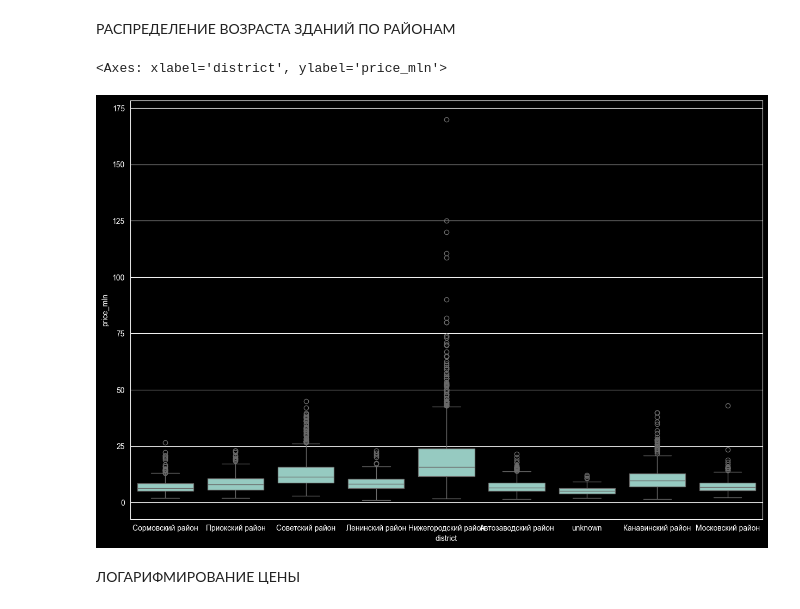
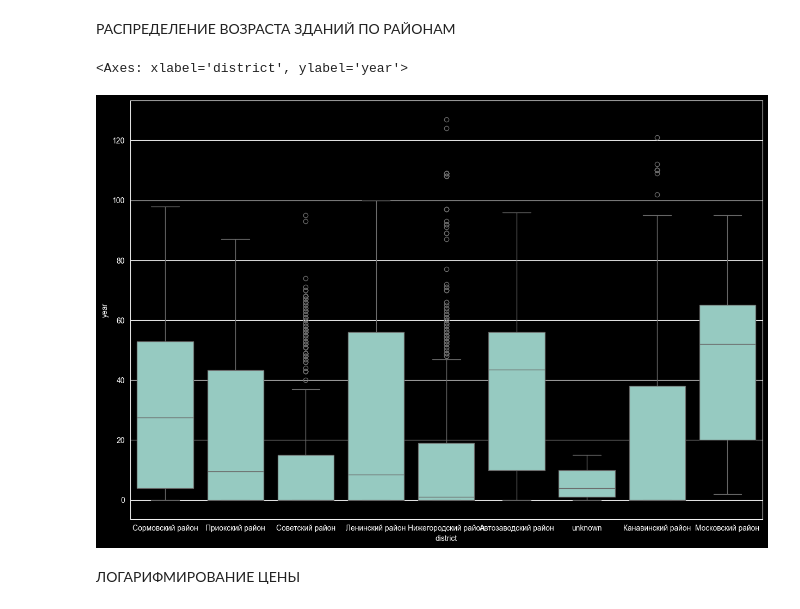
Before and after one commit to lutyanovmikhail/nn_real_estate, a Jupyter notebook: notebooks/eda.ipynb, the cells around one changed output. Cells and saved outputs as stored; diff of their text form; code cells hidden in the pictures.

```diff
--- a/notebooks/eda.ipynb
+++ b/notebooks/eda.ipynb
@@ -12,7 +13,7 @@ PROJECT_ROOT = Path('/Users/apch/Pycharmproekti/nn_real_estate')
 # %% [markdown]
 ПРОВЕРКА ДАННЫХ
 # %%
-df = pd.read_csv('/Users/apch/Pycharmproekti/nn_real_estate/data/processed/dataset_before_fe.csv')
+df = pd.read_csv('/Users/apch/Pycharmproekti/nn_real_estate/data/processed/dataset_with_geo.csv')
 df = df.dropna(how='all')
 df['district'] = df['district'].fillna('unknown')
 df['material'] = df['material'].fillna('unknown')
@@ -36,10 +42,10 @@ df.head()
 # %%
 df['price_mln'] = df['price'] / 1_000_000
 plt.figure(figsize=(15, 10))
-sns.boxplot(x='district', y='price_mln', data=df)
+sns.boxplot(x='district', y='year', data=df)
 # %% [output]
-<Axes: xlabel='district', ylabel='price_mln'>
+<Axes: xlabel='district', ylabel='year'>
-[figure, old version]
+[figure, new version]
 # %% [markdown]
 ЛОГАРИФМИРОВАНИЕ ЦЕНЫ
 # %%
```
Also changed, not shown: parts of 14 cells of this notebook, 37 other files.
